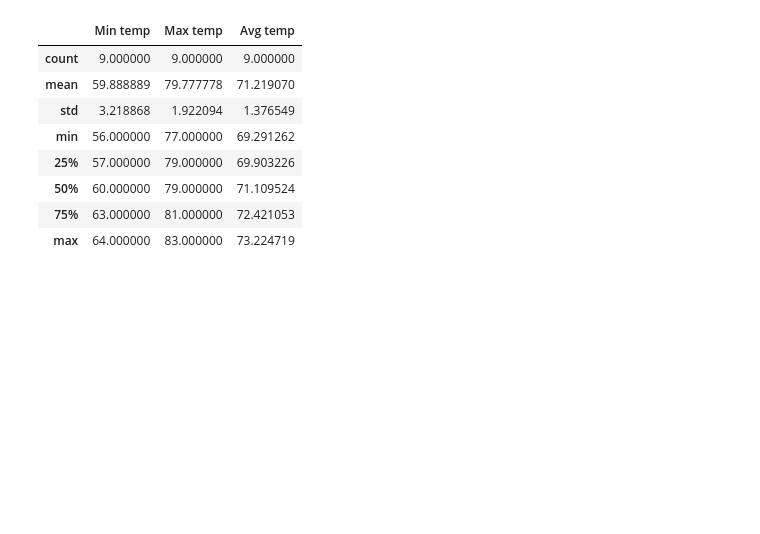
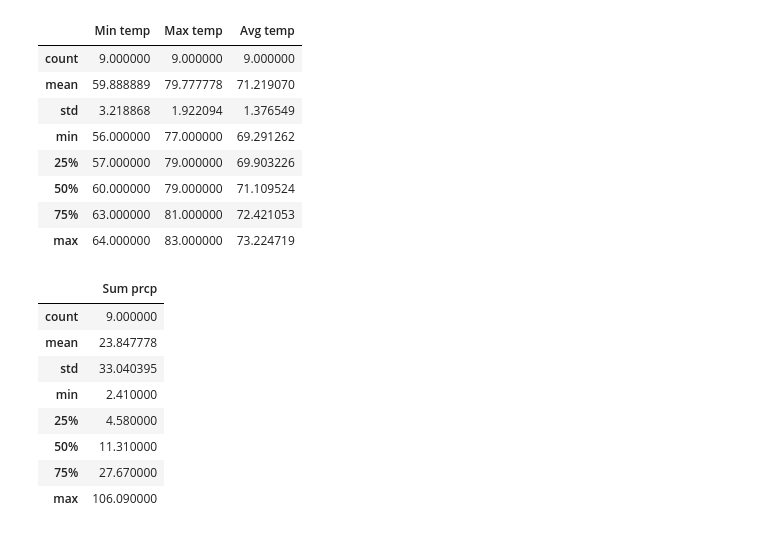
Before and after one commit to amuthusa/surfs-up, a Jupyter notebook: climate_analysis_challenge.ipynb, the cells around one changed output. Cells and saved outputs as stored; diff of their text form; code cells hidden in the pictures; blank space fills up the shorter version.

Commit message:
added analysis based on precipitation

```diff
--- a/climate_analysis_challenge.ipynb
+++ b/climate_analysis_challenge.ipynb
@@ -209,3 +209,36 @@ stations_temp.describe()
 | 50% | 60.000000 | 79.000000 | 71.109524 |
 | 75% | 63.000000 | 81.000000 | 72.421053 |
 | max | 64.000000 | 83.000000 | 73.224719 |
+# %%
+#get total precipitation for the given month
+def get_total_precip_based_on_month( month):
+    #get all station
+    results =  session.query(Station.station).all()
+    stations = list(np.ravel(results))
+    sel = [func.sum(Measurement.prcp)]
+    stations_temp = dict()
+
+    precp_list = []
+    for station in stations:
+        results = session.query(*sel).\
+            filter(Measurement.station == station).\
+                filter(extract('month', Measurement.date) == month).all()
+        precp = list(np.ravel(results))
+        precp_list.append(precp)
+
+    precp_df = pd.DataFrame(precp_list, columns=['Sum prcp'])
+    return precp_df
+# %%
+#get precp for all stations for the month of June
+stations_precp = get_total_precip_based_on_month(6)
+stations_precp.describe()
+# %% [output]
+|  | Sum prcp |
+| count | 9.000000 |
+| mean | 23.847778 |
+| std | 33.040395 |
+| min | 2.410000 |
+| 25% | 4.580000 |
+| 50% | 11.310000 |
+| 75% | 27.670000 |
+| max | 106.090000 |
```
Also changed, not shown: parts of 3 cells of this notebook, 1 other file.
